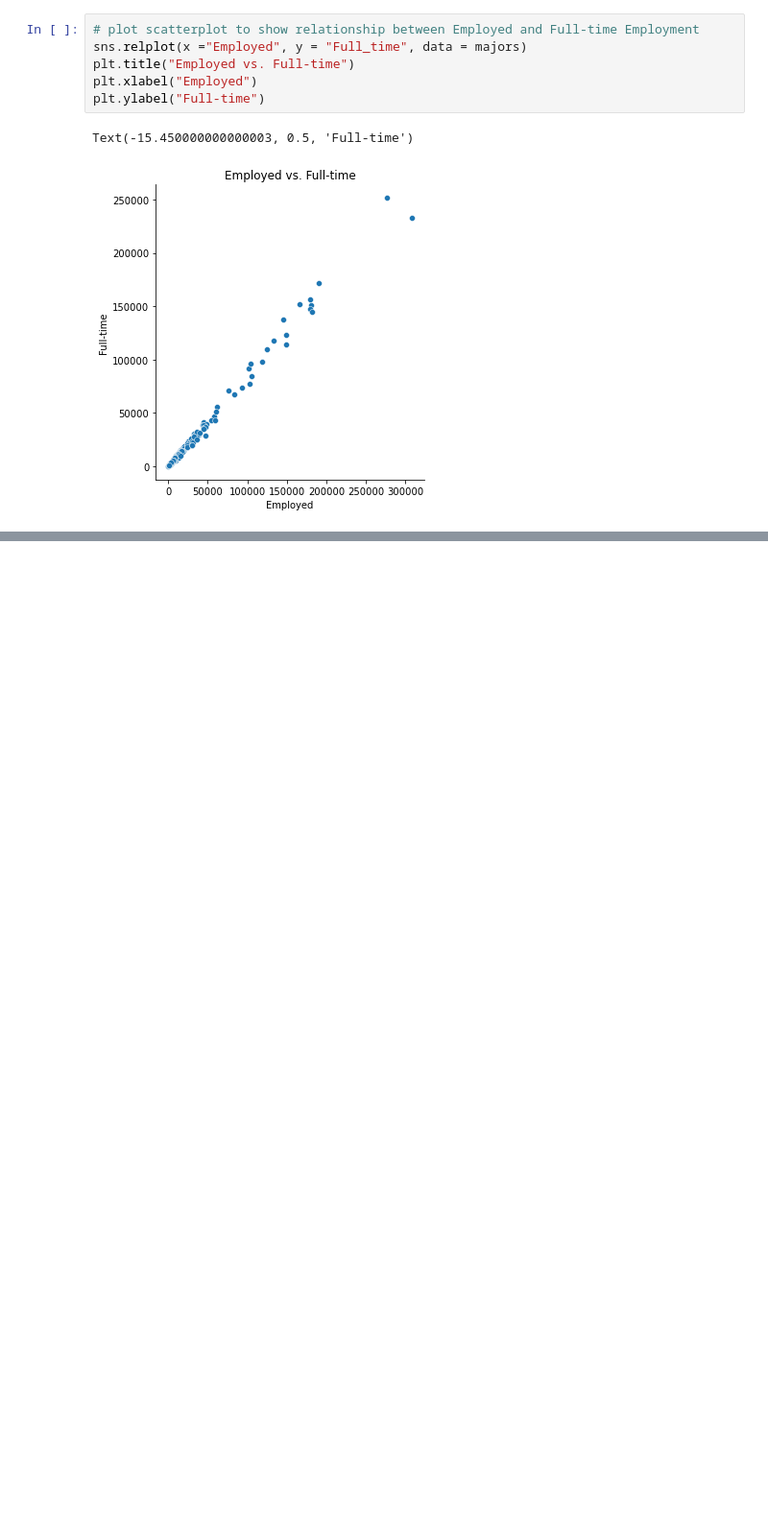
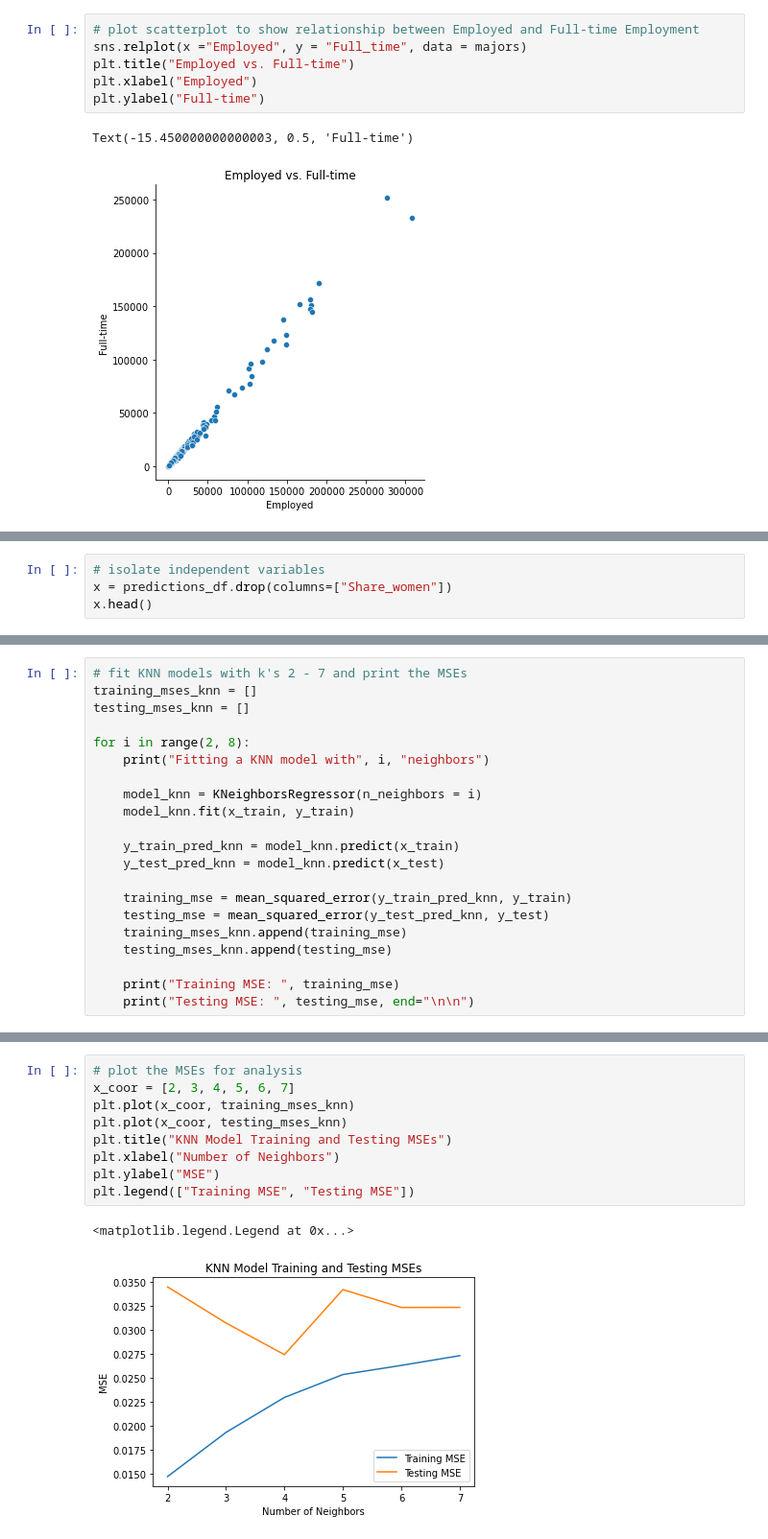
Before and after one commit to lbcmp/Data-Science-Project, a Jupyter notebook: MAT328_Project.ipynb, the cells around one changed output, grey strips where cells are left out. Shown at 96% size. Saved outputs shown, nothing was run; the diff lists cells and outputs as text; blank space fills up the shorter version.

```diff
--- a/MAT328_Project.ipynb
+++ b/MAT328_Project.ipynb
@@ -180,0 +175,4 @@ Text(-15.450000000000003, 0.5, 'Median Salary for Full-time Employees')
+# %%
+# isolate independent variables
+x = predictions_df.drop(columns=["Share_women"])
+x.head()
@@ -180,0 +270,21 @@ Text(-15.450000000000003, 0.5, 'Median Salary for Full-time Employees')
+# %%
+# fit KNN models with k's 2 - 7 and print the MSEs
+training_mses_knn = []
+testing_mses_knn = []
+
+for i in range(2, 8):
+    print("Fitting a KNN model with", i, "neighbors")
+
+    model_knn = KNeighborsRegressor(n_neighbors = i)
+    model_knn.fit(x_train, y_train)
+
+    y_train_pred_knn = model_knn.predict(x_train)
+    y_test_pred_knn = model_knn.predict(x_test)
+
+    training_mse = mean_squared_error(y_train_pred_knn, y_train)
+    testing_mse = mean_squared_error(y_test_pred_knn, y_test)
+    training_mses_knn.append(training_mse)
+    testing_mses_knn.append(testing_mse)
+
+    print("Training MSE: ", training_mse)
+    print("Testing MSE: ", testing_mse, end="\n\n")
@@ -180,0 +309,12 @@ Text(-15.450000000000003, 0.5, 'Median Salary for Full-time Employees')
+# %%
+# plot the MSEs for analysis
+x_coor = [2, 3, 4, 5, 6, 7]
+plt.plot(x_coor, training_mses_knn)
+plt.plot(x_coor, testing_mses_knn)
+plt.title("KNN Model Training and Testing MSEs")
+plt.xlabel("Number of Neighbors")
+plt.ylabel("MSE")
+plt.legend(["Training MSE", "Testing MSE"])
+# %% [output]
+<matplotlib.legend.Legend at 0x...>
+[figure, added]
```
Also changed, not shown: parts of 31 cells of this notebook.
